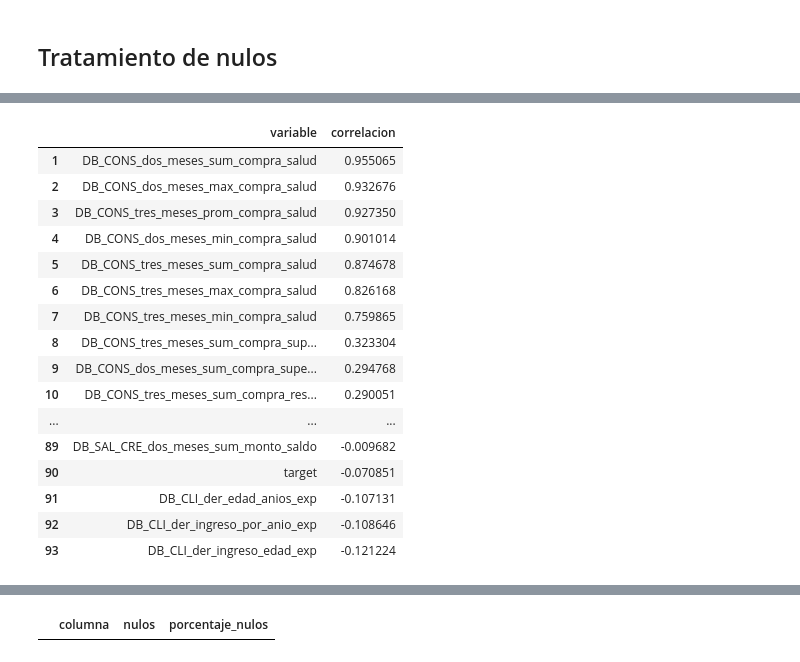
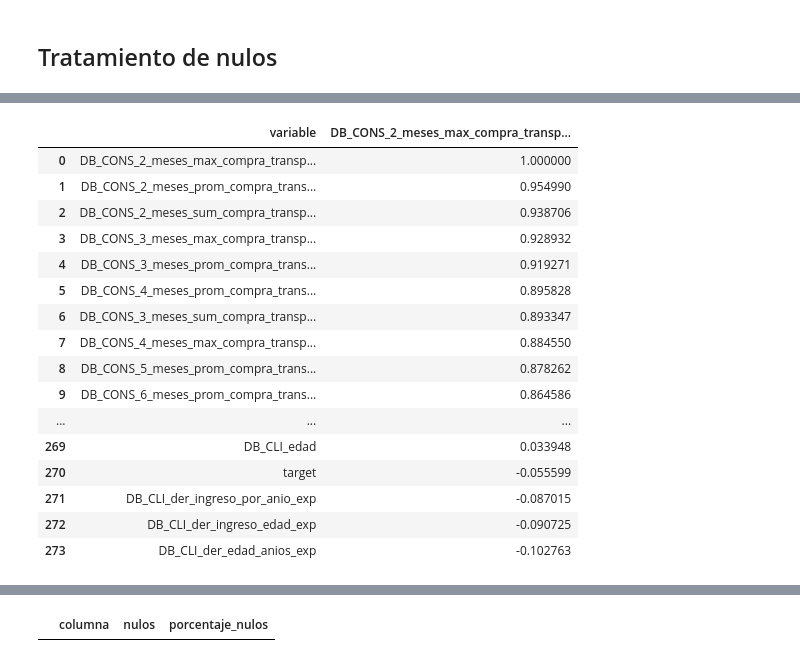
Before and after one commit to LuizIgnacio2002/reto_techy, a Jupyter notebook: notebooks/EDA/clientes_credito_consumo/1.0-lq.ipynb, the cells around one changed output, grey strips where cells are left out. Drawn from its saved outputs; the diff is of its cells as text; code cells hidden in the pictures.

```diff
--- a/notebooks/EDA/clientes_credito_consumo/1.0-lq.ipynb
+++ b/notebooks/EDA/clientes_credito_consumo/1.0-lq.ipynb
@@ -1411,40 +1371,40 @@ tabla_nulos
 # %%
 # Calcular matriz de correlación solo con variables numéricas
 corr = df_universo.corr(numeric_only=True)
 
 # Extraer correlaciones con la variable objetivo
-corr_target = corr['DB_CONS_dos_meses_prom_compra_salud'].dropna()
+corr_target = corr['DB_CONS_2_meses_max_compra_transporte'].dropna()
 
 # Crear un DataFrame ordenado con la información
 balance_correlacion = (
     corr_target
     .sort_values(ascending=False)
     .reset_index()
     .rename(columns={'index': 'variable', 'DB_CONS_dos_meses_prom_compra_salud': 'correlacion'})
 )
 
 # Mostrar las correlaciones más altas (excluyendo la propia variable)
 balance_correlacion = balance_correlacion[balance_correlacion['variable'] != 'DB_CONS_dos_meses_prom_compra_salud']
 
 balance_correlacion
 # %% [output]
-|  | variable | correlacion |
-| 1 | DB_CONS_dos_meses_sum_compra_salud | 0.955065 |
-| 2 | DB_CONS_dos_meses_max_compra_salud | 0.932676 |
-| 3 | DB_CONS_tres_meses_prom_compra_salud | 0.927350 |
-| 4 | DB_CONS_dos_meses_min_compra_salud | 0.901014 |
-| 5 | DB_CONS_tres_meses_sum_compra_salud | 0.874678 |
-| 6 | DB_CONS_tres_meses_max_compra_salud | 0.826168 |
-| 7 | DB_CONS_tres_meses_min_compra_salud | 0.759865 |
-| 8 | DB_CONS_tres_meses_sum_compra_sup... | 0.323304 |
-| 9 | DB_CONS_dos_meses_sum_compra_supe... | 0.294768 |
-| 10 | DB_CONS_tres_meses_sum_compra_res... | 0.290051 |
+|  | variable | DB_CONS_2_meses_max_compra_transp... |
+| 0 | DB_CONS_2_meses_max_compra_transp... | 1.000000 |
+| 1 | DB_CONS_2_meses_prom_compra_trans... | 0.954990 |
+| 2 | DB_CONS_2_meses_sum_compra_transp... | 0.938706 |
+| 3 | DB_CONS_3_meses_max_compra_transp... | 0.928932 |
+| 4 | DB_CONS_3_meses_prom_compra_trans... | 0.919271 |
+| 5 | DB_CONS_4_meses_prom_compra_trans... | 0.895828 |
+| 6 | DB_CONS_3_meses_sum_compra_transp... | 0.893347 |
+| 7 | DB_CONS_4_meses_max_compra_transp... | 0.884550 |
+| 8 | DB_CONS_5_meses_prom_compra_trans... | 0.878262 |
+| 9 | DB_CONS_6_meses_prom_compra_trans... | 0.864586 |
 | ... | ... | ... |
-| 89 | DB_SAL_CRE_dos_meses_sum_monto_saldo | -0.009682 |
-| 90 | target | -0.070851 |
-| 91 | DB_CLI_der_edad_anios_exp | -0.107131 |
-| 92 | DB_CLI_der_ingreso_por_anio_exp | -0.108646 |
-| 93 | DB_CLI_der_ingreso_edad_exp | -0.121224 |
+| 269 | DB_CLI_edad | 0.033948 |
+| 270 | target | -0.055599 |
+| 271 | DB_CLI_der_ingreso_por_anio_exp | -0.087015 |
+| 272 | DB_CLI_der_ingreso_edad_exp | -0.090725 |
+| 273 | DB_CLI_der_edad_anios_exp | -0.102763 |
 # %%
 from sklearn.linear_model import LassoCV
 from sklearn.metrics import mean_squared_error, mean_absolute_error, r2_score
```
Also changed, not shown: parts of 49 cells of this notebook.
